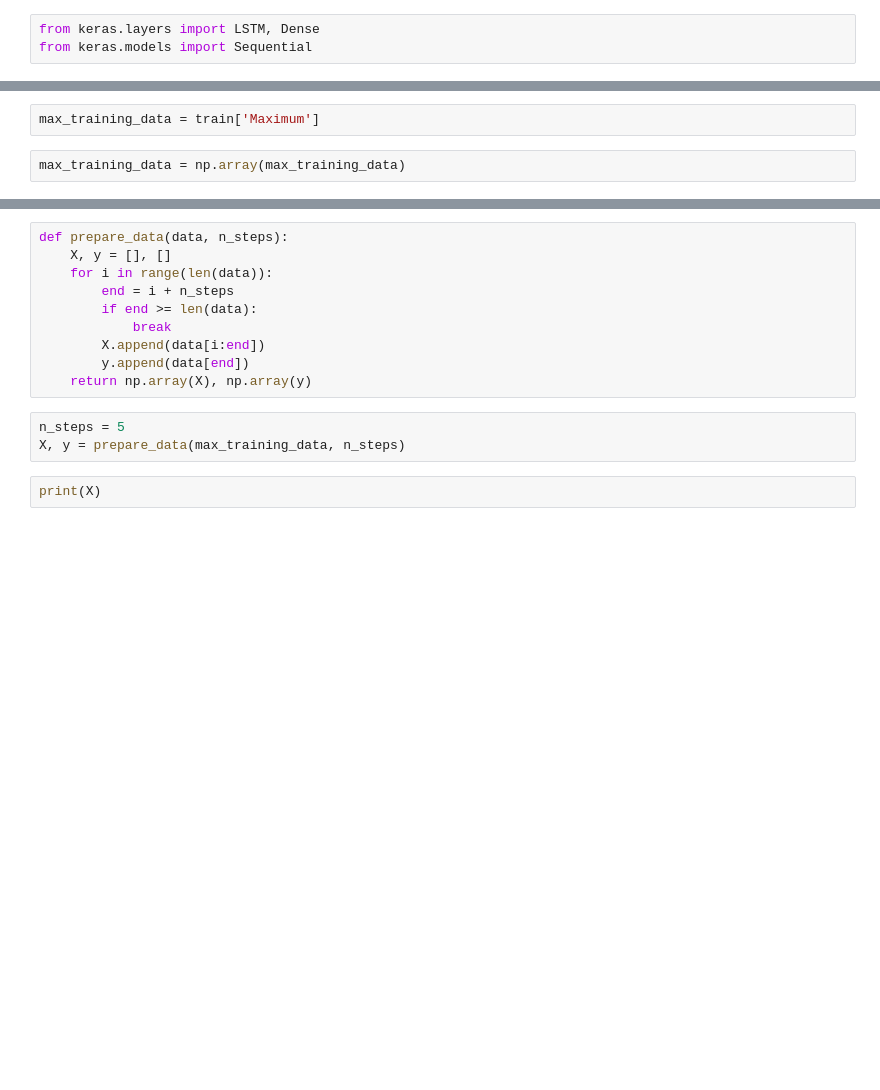
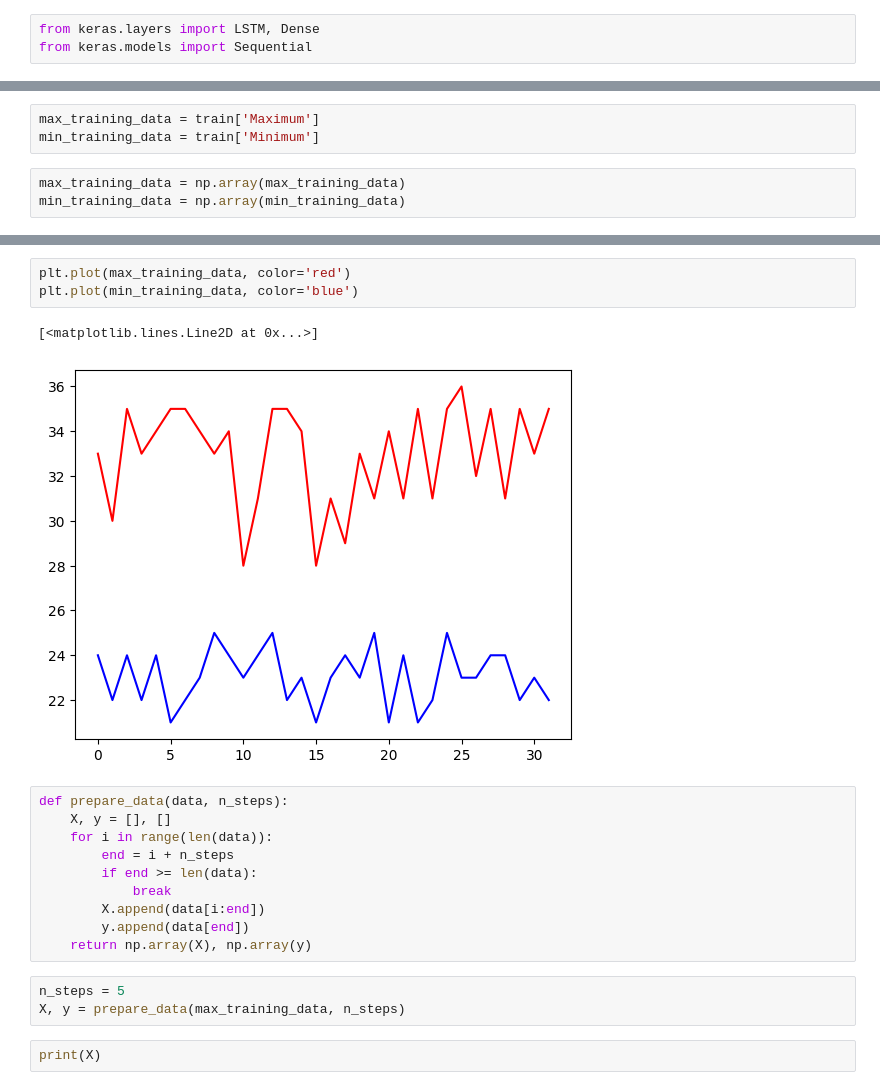
Before and after one commit to kovid112m/intelliMausam, a Jupyter notebook: Machine Learning (RNN)/NewModel.ipynb, the cells around one changed output, grey strips where cells are left out. Cells and saved outputs as stored; diff of their text form; blank space fills up the shorter version.

```diff
--- a/Machine Learning (RNN)/NewModel.ipynb
+++ b/Machine Learning (RNN)/NewModel.ipynb
@@ -21,4 +23,6 @@ train.head()
 # %%
 max_training_data = train['Maximum']
+min_training_data = train['Minimum']
 # %%
 max_training_data = np.array(max_training_data)
+min_training_data = np.array(min_training_data)
@@ -31,3 +29,9 @@ array([28, 29, 32, 30, 27, 26, 27, 32, 28, 34, 33, 29, 27, 29, 26, 29, 31,
+# %%
+plt.plot(max_training_data, color='red')
+plt.plot(min_training_data, color='blue')
+# %% [output]
+[<matplotlib.lines.Line2D at 0x...>]
+[figure, added]
 # %%
 def prepare_data(data, n_steps):
     X, y = [], []
```
Also changed, not shown: parts of 17 cells of this notebook.
